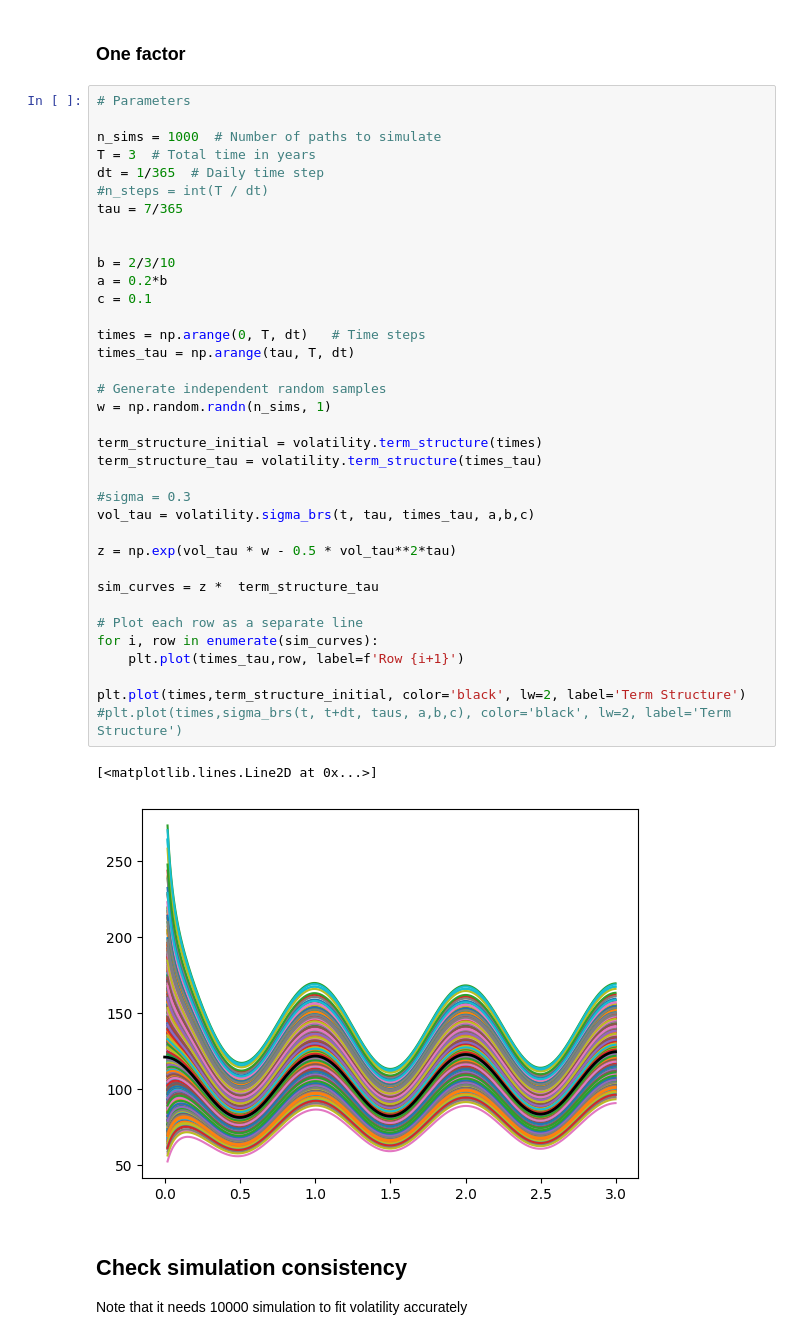
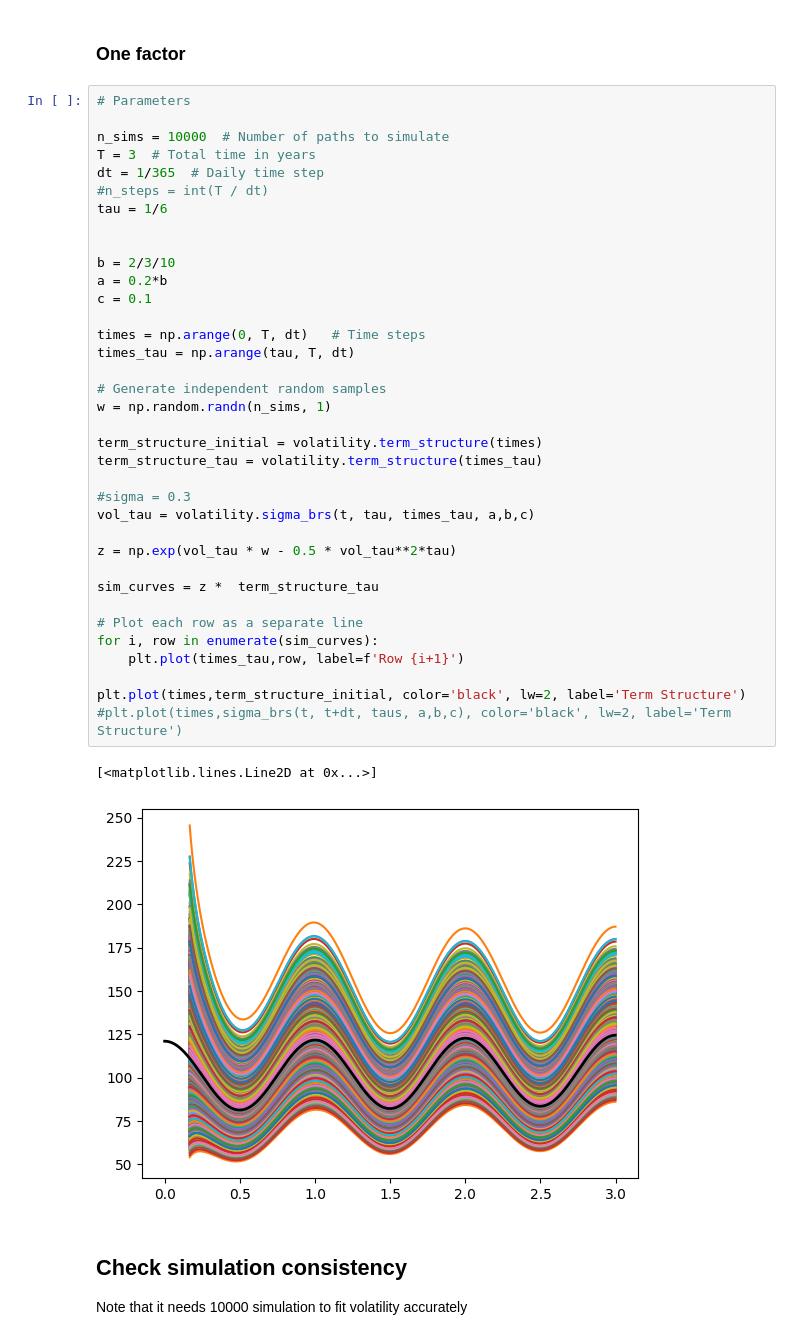
Before and after one commit to bmyksvoll/curves, a Jupyter notebook: bsr_simulation.ipynb, the cells around one changed output. Cells and saved outputs as stored; diff of their text form.

```diff
--- a/bsr_simulation.ipynb
+++ b/bsr_simulation.ipynb
@@ -87,42 +111,42 @@ SumVariance:0.45932676828534064
 # %%
 # Parameters
 
-n_sims = 1000  # Number of paths to simulate
+n_sims = 10000  # Number of paths to simulate
 T = 3  # Total time in years
 dt = 1/365  # Daily time step
 #n_steps = int(T / dt)
-tau = 7/365
+tau = 1/6
 
 
 b = 2/3/10
 a = 0.2*b
 c = 0.1
 
 times = np.arange(0, T, dt)   # Time steps
 times_tau = np.arange(tau, T, dt)
 
 # Generate independent random samples
 w = np.random.randn(n_sims, 1)
 
 term_structure_initial = volatility.term_structure(times)
 term_structure_tau = volatility.term_structure(times_tau)
 
 #sigma = 0.3
 vol_tau = volatility.sigma_brs(t, tau, times_tau, a,b,c)
 
 z = np.exp(vol_tau * w - 0.5 * vol_tau**2*tau)
 
 sim_curves = z *  term_structure_tau
 
 # Plot each row as a separate line
 for i, row in enumerate(sim_curves):
     plt.plot(times_tau,row, label=f'Row {i+1}')
 
 plt.plot(times,term_structure_initial, color='black', lw=2, label='Term Structure')
 #plt.plot(times,sigma_brs(t, t+dt, taus, a,b,c), color='black', lw=2, label='Term Structure')
 # %% [output]
 [<matplotlib.lines.Line2D at 0x...>]
-[figure, old version]
+[figure, new version]
 # %% [markdown]
 ## Check simulation consistency
 Note that it needs 10000 simulation to fit volatility accurately
```
Also changed, not shown: parts of 6 cells of this notebook, 2 other files.
